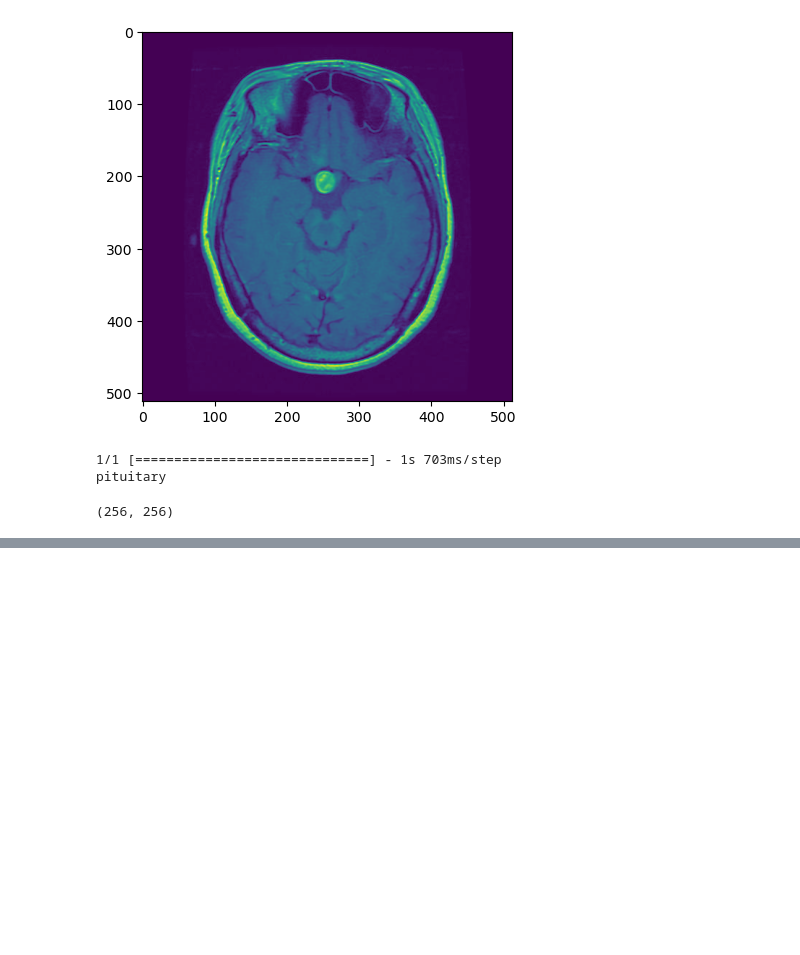
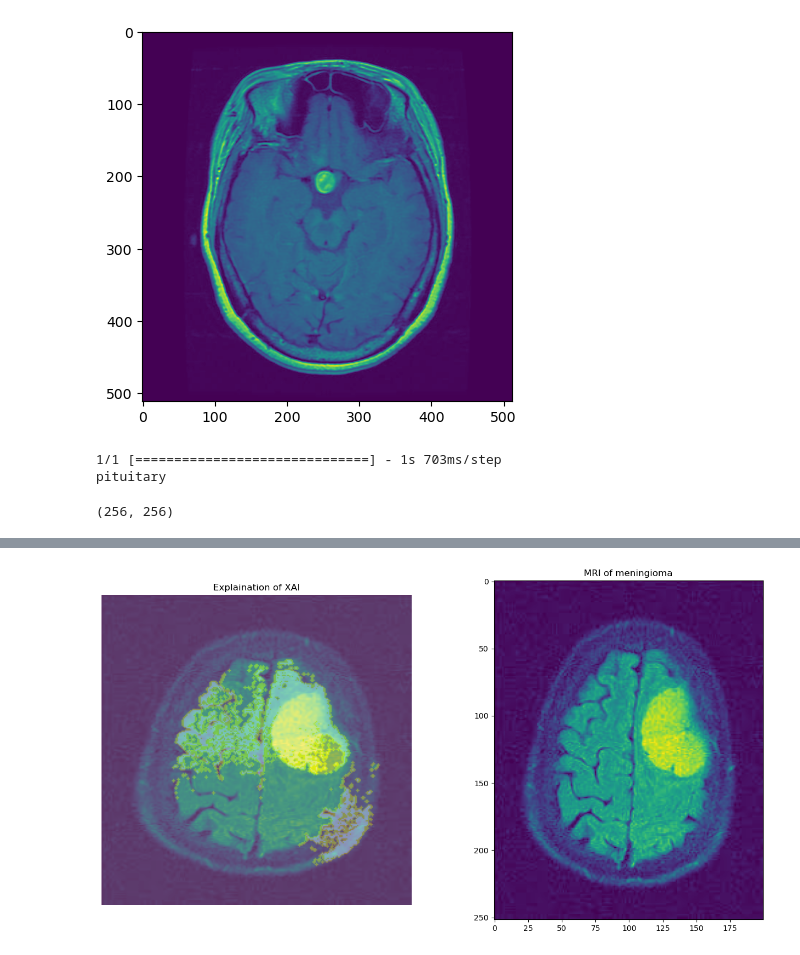
Before and after one commit to MorningStarTM/brain_cancer_detection, a Jupyter notebook: brain-tumor-classification-v2.ipynb, the cells around one changed output, grey strips where cells are left out. Saved outputs shown, nothing was run; the diff lists cells and outputs as text; code cells hidden in the pictures; blank space fills up the shorter version.

```diff
--- a/brain-tumor-classification-v2.ipynb
+++ b/brain-tumor-classification-v2.ipynb
@@ -365,0 +418,4 @@ plt.show()
+# %%
+path = "/kaggle/input/brain-tumor-mri-dataset/Testing/meningioma/Te-me_0082.jpg"
+explain(model, explainer, path, 2000)
+# %% [output]
@@ -365,0 +440 @@ plt.show()
+[figure, added]
```
Also changed, not shown: parts of 9 cells of this notebook.
